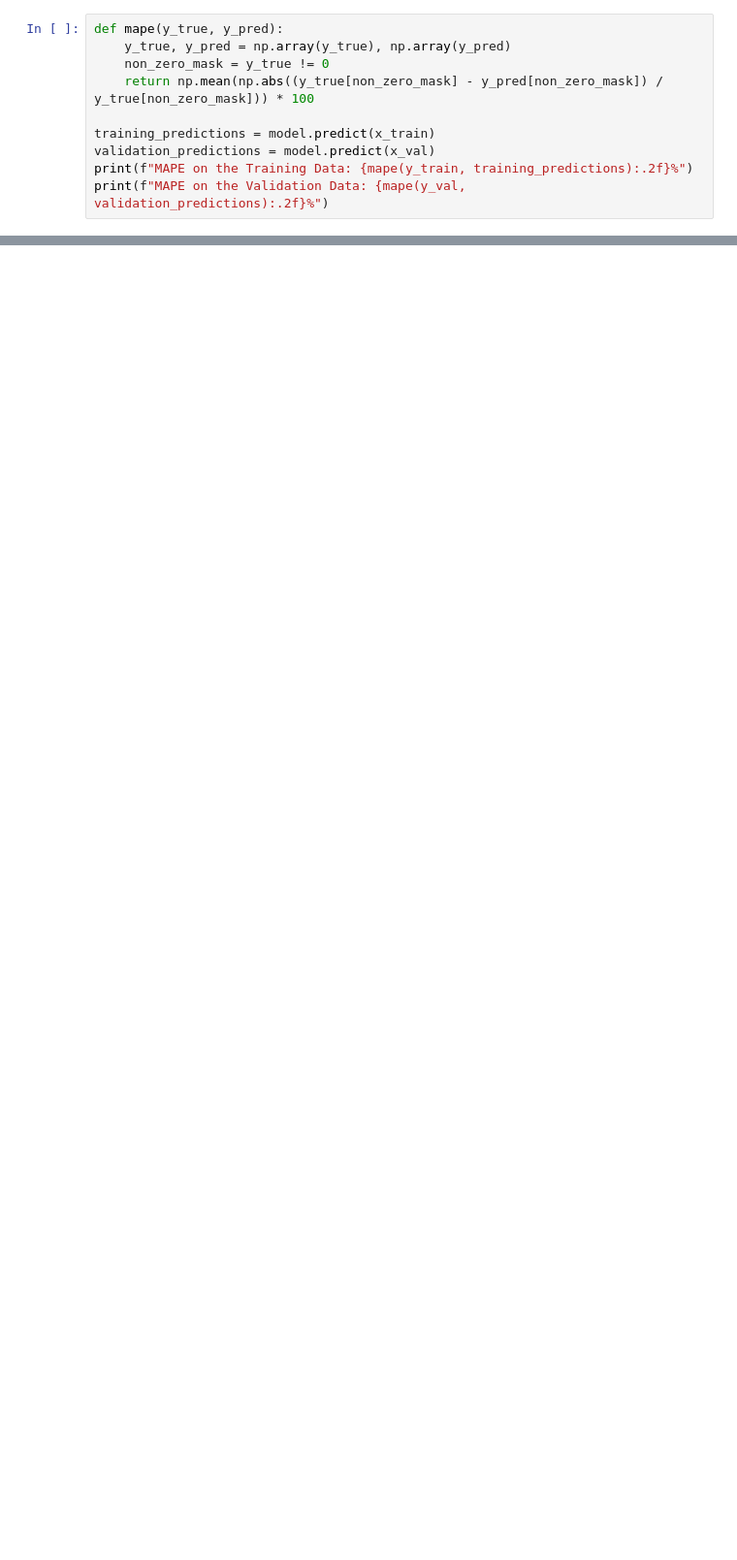
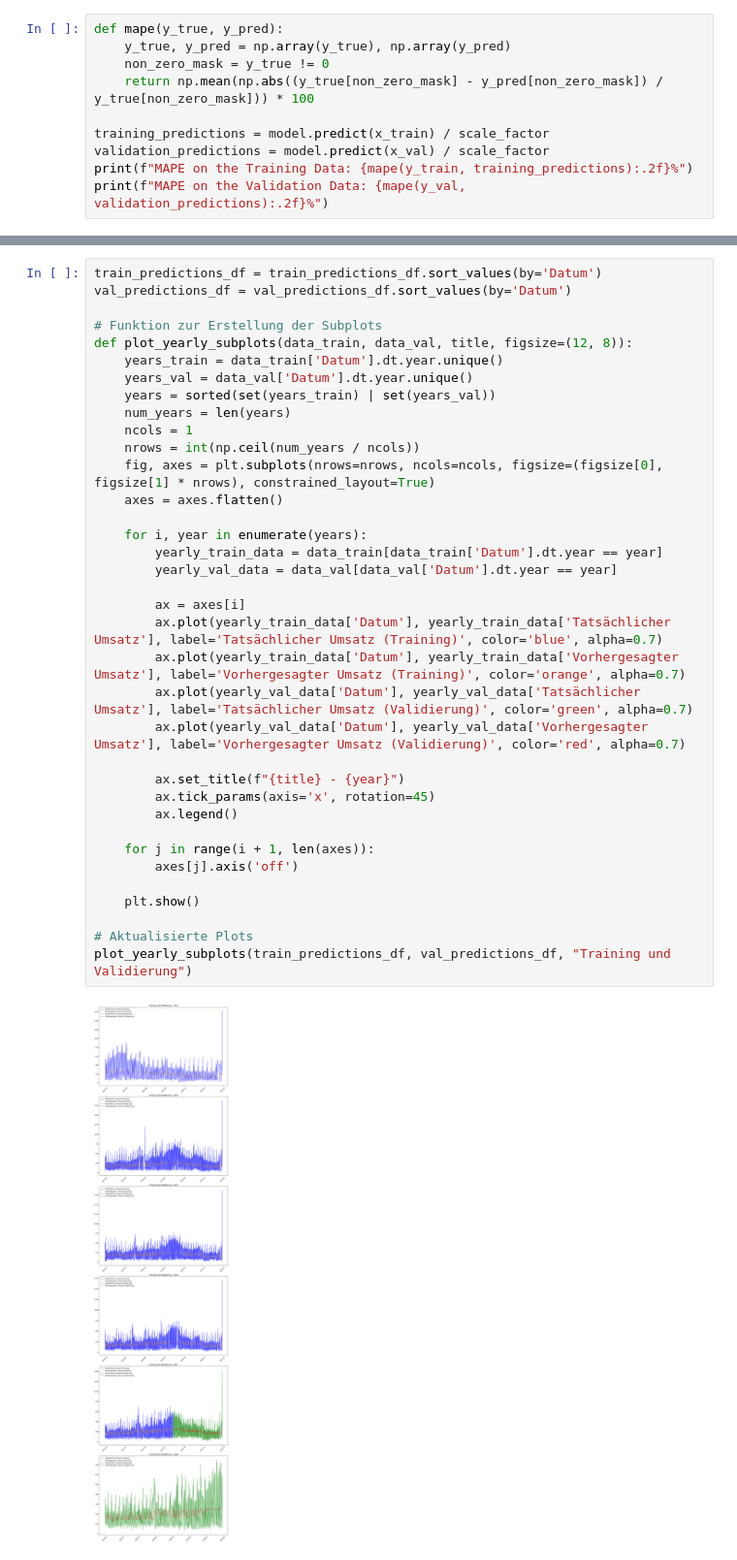
Before and after one commit to Heidikowski/Bakery-Project, a Jupyter notebook: 3_Model/neural_net_estimation.ipynb, the cells around one changed output, grey strips where cells are left out. Shown at 97% size. Cells and saved outputs as stored; diff of their text form; blank space fills up the shorter version.

```diff
--- a/3_Model/neural_net_estimation.ipynb
+++ b/3_Model/neural_net_estimation.ipynb
@@ -135,8 +136,8 @@ def mape(y_true, y_pred):
     non_zero_mask = y_true != 0
     return np.mean(np.abs((y_true[non_zero_mask] - y_pred[non_zero_mask]) / y_true[non_zero_mask])) * 100
 
-training_predictions = model.predict(x_train)
-validation_predictions = model.predict(x_val)
+training_predictions = model.predict(x_train) / scale_factor
+validation_predictions = model.predict(x_val) / scale_factor
 print(f"MAPE on the Training Data: {mape(y_train, training_predictions):.2f}%")
 print(f"MAPE on the Validation Data: {mape(y_val, validation_predictions):.2f}%")
 # %% [output]
@@ -229,0 +178,38 @@ plot_yearly_subplots(train_predictions_df, val_predictions_df, "Training und Val
+# %%
+train_predictions_df = train_predictions_df.sort_values(by='Datum')
+val_predictions_df = val_predictions_df.sort_values(by='Datum')
+
+# Funktion zur Erstellung der Subplots
+def plot_yearly_subplots(data_train, data_val, title, figsize=(12, 8)):
+    years_train = data_train['Datum'].dt.year.unique()
+    years_val = data_val['Datum'].dt.year.unique()
+    years = sorted(set(years_train) | set(years_val))
+    num_years = len(years)
+    ncols = 1
+    nrows = int(np.ceil(num_years / ncols))
+    fig, axes = plt.subplots(nrows=nrows, ncols=ncols, figsize=(figsize[0], figsize[1] * nrows), constrained_layout=True)
+    axes = axes.flatten()
+
+    for i, year in enumerate(years):
+        yearly_train_data = data_train[data_train['Datum'].dt.year == year]
+        yearly_val_data = data_val[data_val['Datum'].dt.year == year]
+
+        ax = axes[i]
+        ax.plot(yearly_train_data['Datum'], yearly_train_data['Tatsächlicher Umsatz'], label='Tatsächlicher Umsatz (Training)', color='blue', alpha=0.7)
+        ax.plot(yearly_train_data['Datum'], yearly_train_data['Vorhergesagter Umsatz'], label='Vorhergesagter Umsatz (Training)', color='orange', alpha=0.7)
+        ax.plot(yearly_val_data['Datum'], yearly_val_data['Tatsächlicher Umsatz'], label='Tatsächlicher Umsatz (Validierung)', color='green', alpha=0.7)
+        ax.plot(yearly_val_data['Datum'], yearly_val_data['Vorhergesagter Umsatz'], label='Vorhergesagter Umsatz (Validierung)', color='red', alpha=0.7)
+
+        ax.set_title(f"{title} - {year}")
+        ax.tick_params(axis='x', rotation=45)
+        ax.legend()
+
+    for j in range(i + 1, len(axes)):
+        axes[j].axis('off')
+
+    plt.show()
+
+# Aktualisierte Plots
+plot_yearly_subplots(train_predictions_df, val_predictions_df, "Training und Validierung")
+# %% [output]
+[figure, added]
```
Also changed, not shown: parts of 7 cells of this notebook.
